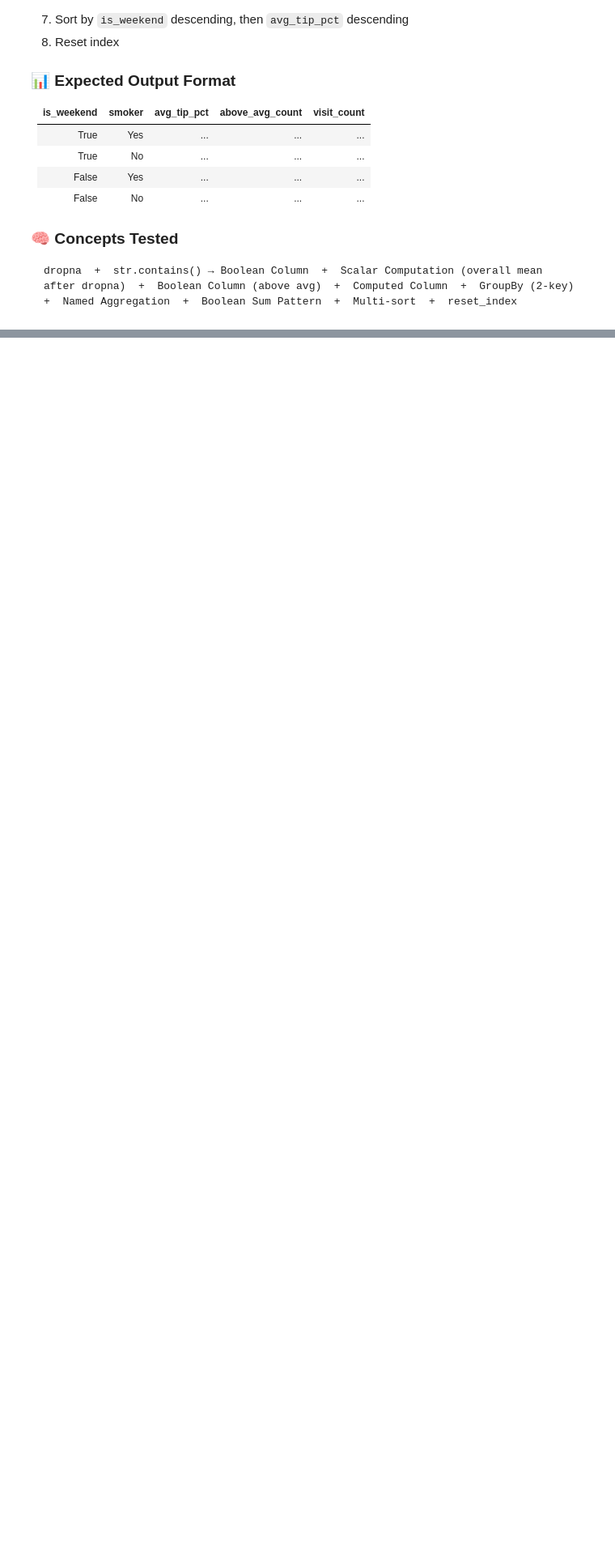
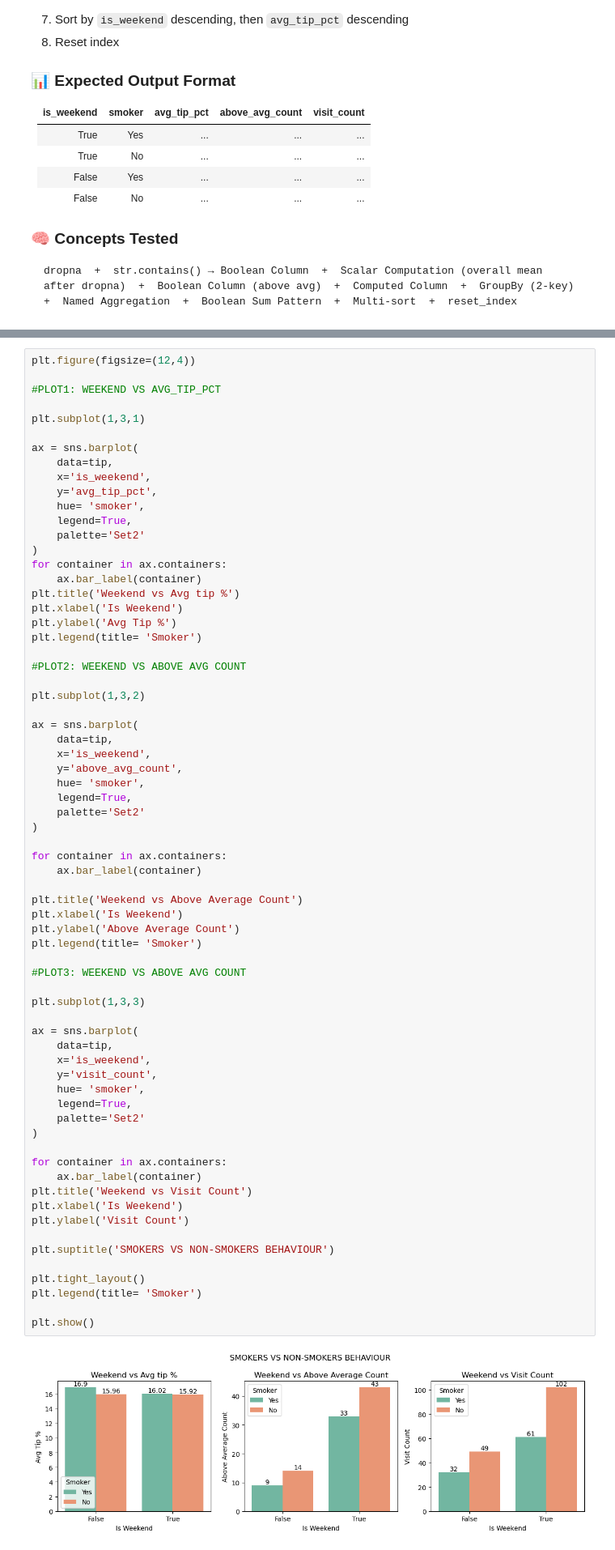
Before and after one commit to abhishekkatewaofficial-lab/Machine-Learning, a Jupyter notebook: Notes/Pandas/4. Practice/Pandas_Practice_Series_Notebook_02.ipynb, the cells around one changed output, grey strips where cells are left out. Shown at 81% size. Saved outputs shown, nothing was run; the diff lists cells and outputs as text; blank space fills up the shorter version.

```diff
--- a/Notes/Pandas/4. Practice/Pandas_Practice_Series_Notebook_02.ipynb
+++ b/Notes/Pandas/4. Practice/Pandas_Practice_Series_Notebook_02.ipynb
@@ -2445,3 +2497,73 @@ dropna  +  str.contains() → Boolean Column  +  Scalar Computation (overall mea
+# %%
+plt.figure(figsize=(12,4))
+
+#PLOT1: WEEKEND VS AVG_TIP_PCT
+
+plt.subplot(1,3,1)
+
+ax = sns.barplot(
+    data=tip,
+    x='is_weekend',
+    y='avg_tip_pct',
+    hue= 'smoker',
+    legend=True,
+    palette='Set2'
+)
+for container in ax.containers:
+    ax.bar_label(container)
+plt.title('Weekend vs Avg tip %')
+plt.xlabel('Is Weekend')
+plt.ylabel('Avg Tip %')
+plt.legend(title= 'Smoker')
+
+#PLOT2: WEEKEND VS ABOVE AVG COUNT
+
+plt.subplot(1,3,2)
+
+ax = sns.barplot(
+    data=tip,
+    x='is_weekend',
+    y='above_avg_count',
+    hue= 'smoker',
+    legend=True,
+    palette='Set2'
+)
+
+for container in ax.containers:
+    ax.bar_label(container)
+
+plt.title('Weekend vs Above Average Count')
+plt.xlabel('Is Weekend')
+plt.ylabel('Above Average Count')
+plt.legend(title= 'Smoker')
+
+#PLOT3: WEEKEND VS ABOVE AVG COUNT
+
+plt.subplot(1,3,3)
+
+ax = sns.barplot(
+    data=tip,
+    x='is_weekend',
+    y='visit_count',
+    hue= 'smoker',
+    legend=True,
+    palette='Set2'
+)
+
+for container in ax.containers:
+    ax.bar_label(container)
+plt.title('Weekend vs Visit Count')
+plt.xlabel('Is Weekend')
+plt.ylabel('Visit Count')
+
+plt.suptitle('SMOKERS VS NON-SMOKERS BEHAVIOUR')
+
+plt.tight_layout()
+plt.legend(title= 'Smoker')
+
+plt.show()
+# %% [output]
+[figure, added]
 # %% [markdown]
 <details>
 <summary>💡 Hint — Click to expand (try on your own first!)</summary>
```
Also changed, not shown: parts of 13 cells of this notebook, 11 other files.
